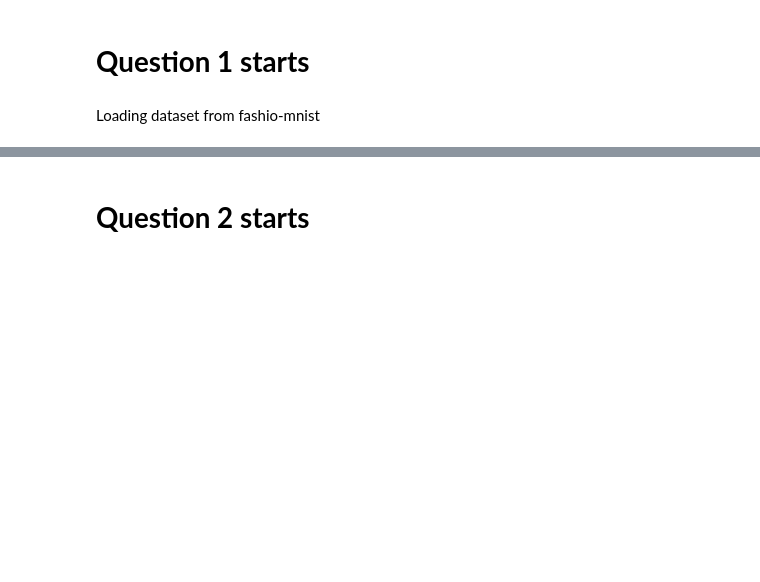
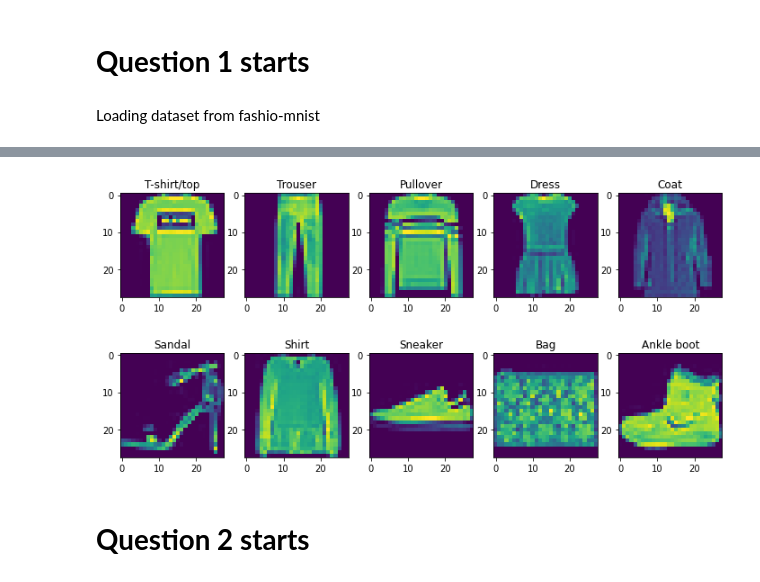
Before and after one commit to akshaygrao77/Deep-learning-assignment1, a Jupyter notebook: Assignment_1.ipynb, the cells around one changed output, grey strips where cells are left out. Drawn from its saved outputs; the diff is of its cells as text; code cells hidden in the pictures; blank space fills up the shorter version.

Commit message:
question 1 update

```diff
--- a/Assignment_1.ipynb
+++ b/Assignment_1.ipynb
@@ -69,3 +51,22 @@ WARNING:root:Only 108 Image will be uploaded.
+# %%
+num_classes = 10
+class_map = {0: "T-shirt/top", 1: "Trouser", 2: "Pullover", 3: "Dress", 4: "Coat", 5: "Sandal", 6: "Shirt", 7: "Sneaker", 8: "Bag", 9: "Ankle boot"}
+plt.figure(figsize=[12, 6])
+img_list = []
+class_list = []
+
+for i in range(num_classes):
+    position = np.argmax(y_train==i)
+    image = x_train[position,:,:]
+    plt.subplot(2, 5, i+1)
+    plt.imshow(image)
+    plt.title(class_map[i])
+    img_list.append(image)
+    class_list.append(class_map[i])
+
+wandb.log({"Question 1": [wandb.Image(img, caption=caption) for img, caption in zip(img_list, class_list)]})
+# %% [output]
+[figure, added]
 # %% [markdown]
 # **Question 2 starts**
 # %%
```
Also changed, not shown: parts of 14 cells of this notebook.
